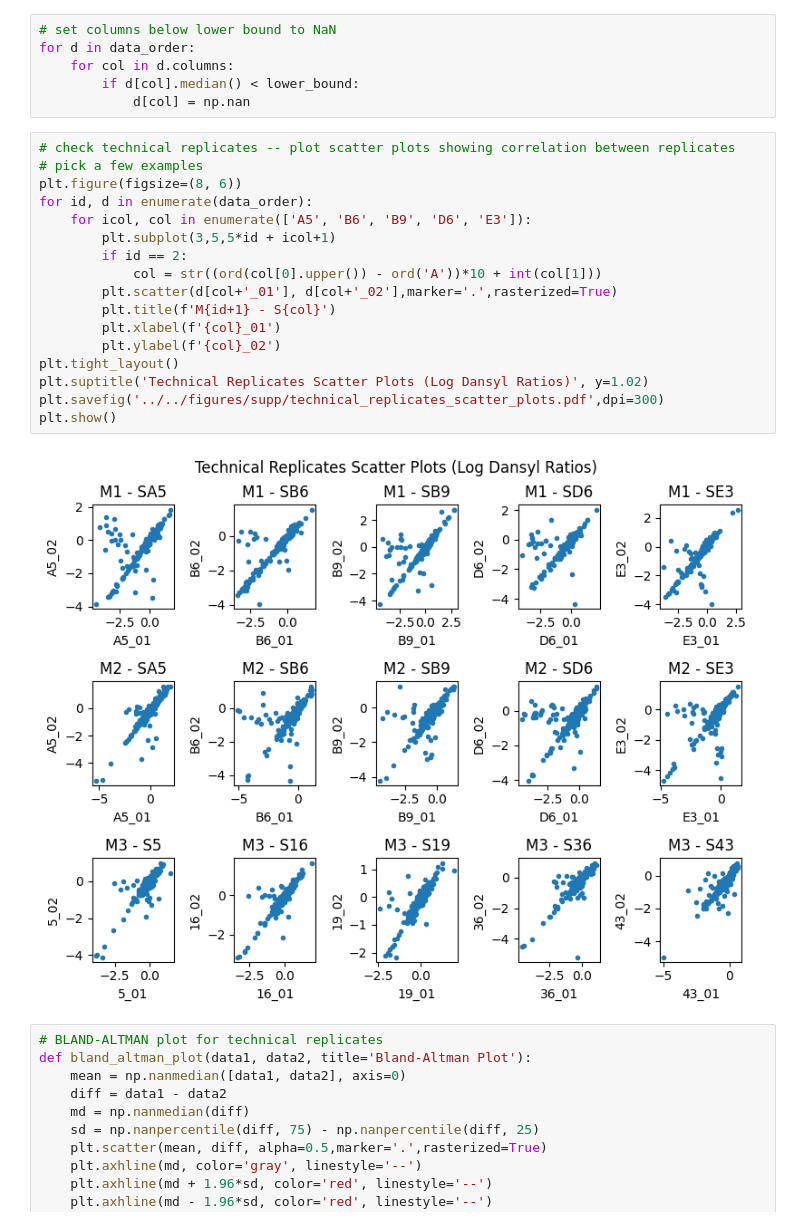
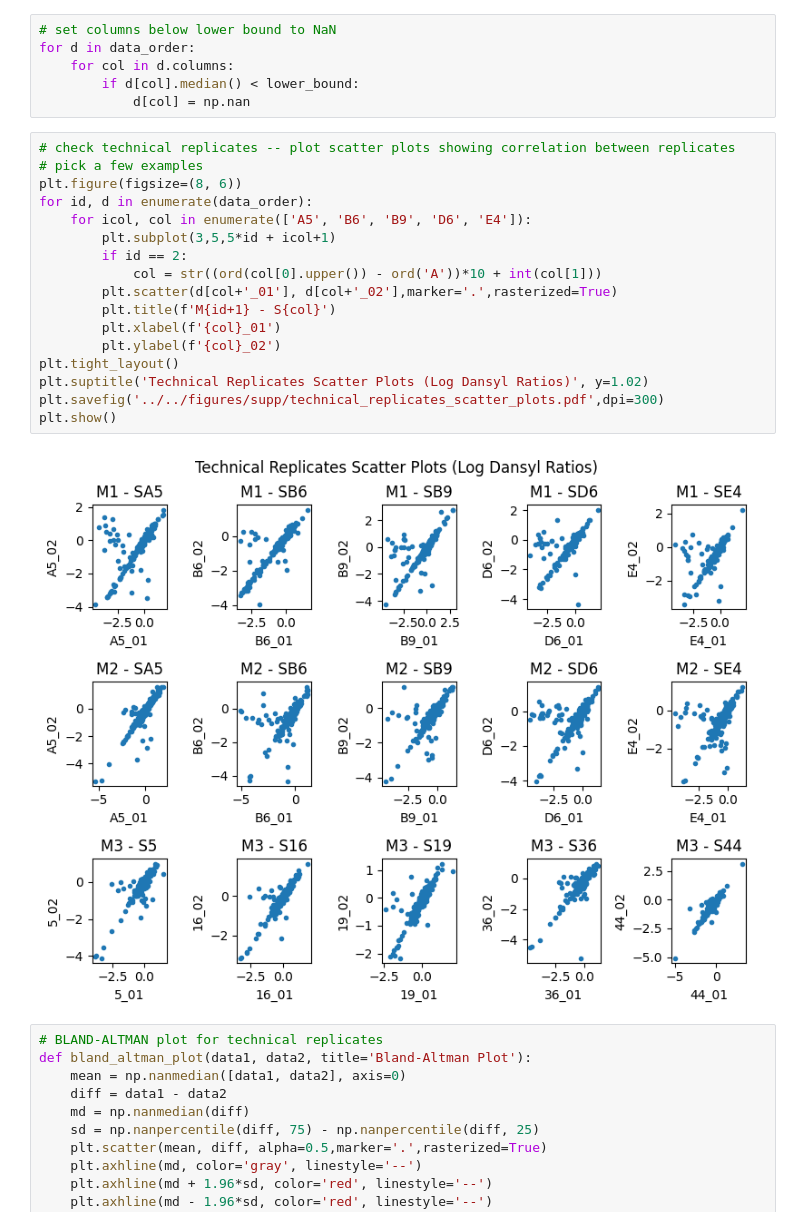
Before and after one commit to michnard/Microdialysis_Paper, a Jupyter notebook: scripts/preprocessing/data_preprocessing.ipynb, the cells around one changed output. Saved outputs shown, nothing was run; the diff lists cells and outputs as text.

```diff
--- a/scripts/preprocessing/data_preprocessing.ipynb
+++ b/scripts/preprocessing/data_preprocessing.ipynb
@@ -279,22 +279,22 @@ for d in data_order:
 # %%
 # check technical replicates -- plot scatter plots showing correlation between replicates
 # pick a few examples
 plt.figure(figsize=(8, 6))
 for id, d in enumerate(data_order):
-    for icol, col in enumerate(['A5', 'B6', 'B9', 'D6', 'E3']):
+    for icol, col in enumerate(['A5', 'B6', 'B9', 'D6', 'E4']):
         plt.subplot(3,5,5*id + icol+1)
         if id == 2:
             col = str((ord(col[0].upper()) - ord('A'))*10 + int(col[1]))
         plt.scatter(d[col+'_01'], d[col+'_02'],marker='.',rasterized=True)
         plt.title(f'M{id+1} - S{col}')
         plt.xlabel(f'{col}_01')
         plt.ylabel(f'{col}_02')
 plt.tight_layout()
 plt.suptitle('Technical Replicates Scatter Plots (Log Dansyl Ratios)', y=1.02)
 plt.savefig('../../figures/supp/technical_replicates_scatter_plots.pdf',dpi=300)
 plt.show()
 # %% [output]
-[figure, old version]
+[figure, new version]
 # %%
 # BLAND-ALTMAN plot for technical replicates
 def bland_altman_plot(data1, data2, title='Bland-Altman Plot'):
```
Also changed, not shown: parts of 2 cells of this notebook.
